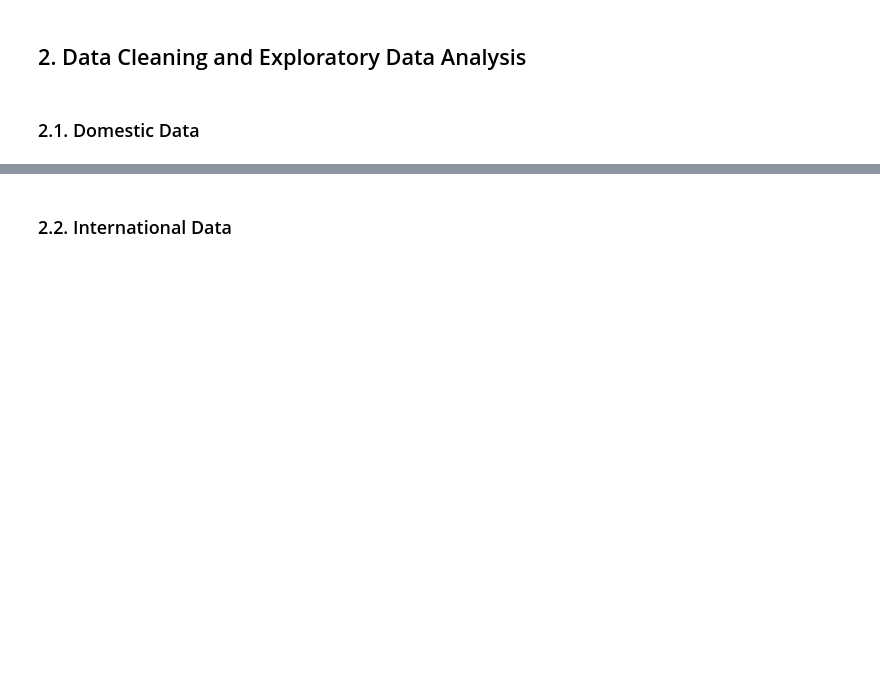
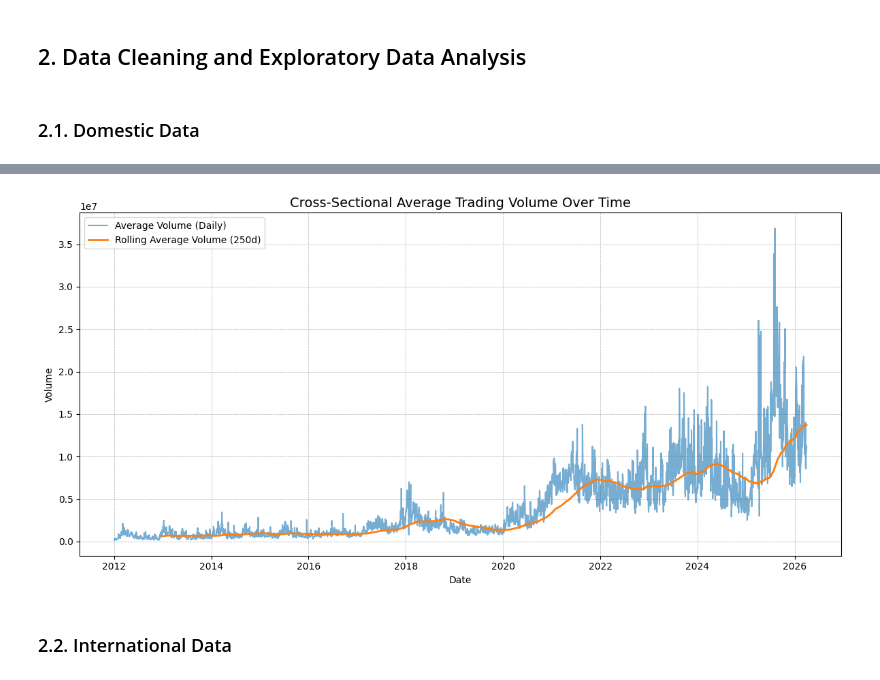
Before and after one commit to SebastianoDenegri/vietnam-systemic-risk-index, a Jupyter notebook: A_Systemic_Risk_Framework_for_the_Vietnamese_Market_a_Composite_Risk_Index_and_Financial_Stress_Prediction.ipynb, the cells around one changed output, grey strips where cells are left out. Cells and saved outputs as stored; diff of their text form; code cells hidden in the pictures; blank space fills up the shorter version.

```diff
--- a/A_Systemic_Risk_Framework_for_the_Vietnamese_Market_a_Composite_Risk_Index_and_Financial_Stress_Prediction.ipynb
+++ b/A_Systemic_Risk_Framework_for_the_Vietnamese_Market_a_Composite_Risk_Index_and_Financial_Stress_Prediction.ipynb
@@ -359,0 +389,4 @@ df_glob.shape
+# %%
+# Create a dataframe with the trading volumes and with date column as index
+df_vn_vol = df_vn.set_index('Date')[df_vn.columns[df_vn.columns.str.endswith('_volume')]]
+df_vn_vol
@@ -360,2 +644,23 @@ df_glob.shape
+# %%
+# EDA: Cross-sectional average trading volume over time
+avg_volume = df_vn_vol.mean(axis=1)
+# Rolling average (250d)
+rolling_avg_volume = avg_volume.rolling(250).mean()
+
+# Plot
+plt.figure(figsize=(12, 6))
+plt.plot(avg_volume, label='Average Volume (Daily)', alpha=0.6)
+plt.plot(rolling_avg_volume, label='Rolling Average Volume (250d)', linewidth=2)
+
+plt.title('Cross-Sectional Average Trading Volume Over Time', fontsize=14)
+plt.xlabel('Date')
+plt.ylabel('Volume')
+
+plt.legend()
+plt.tight_layout()
+plt.grid(True, linestyle='--', linewidth=.5)
+plt.show()
+# %% [output]
+[figure, added]
 # %% [markdown]
 ### 2.2. International Data
```
Also changed, not shown: parts of 23 cells of this notebook.
